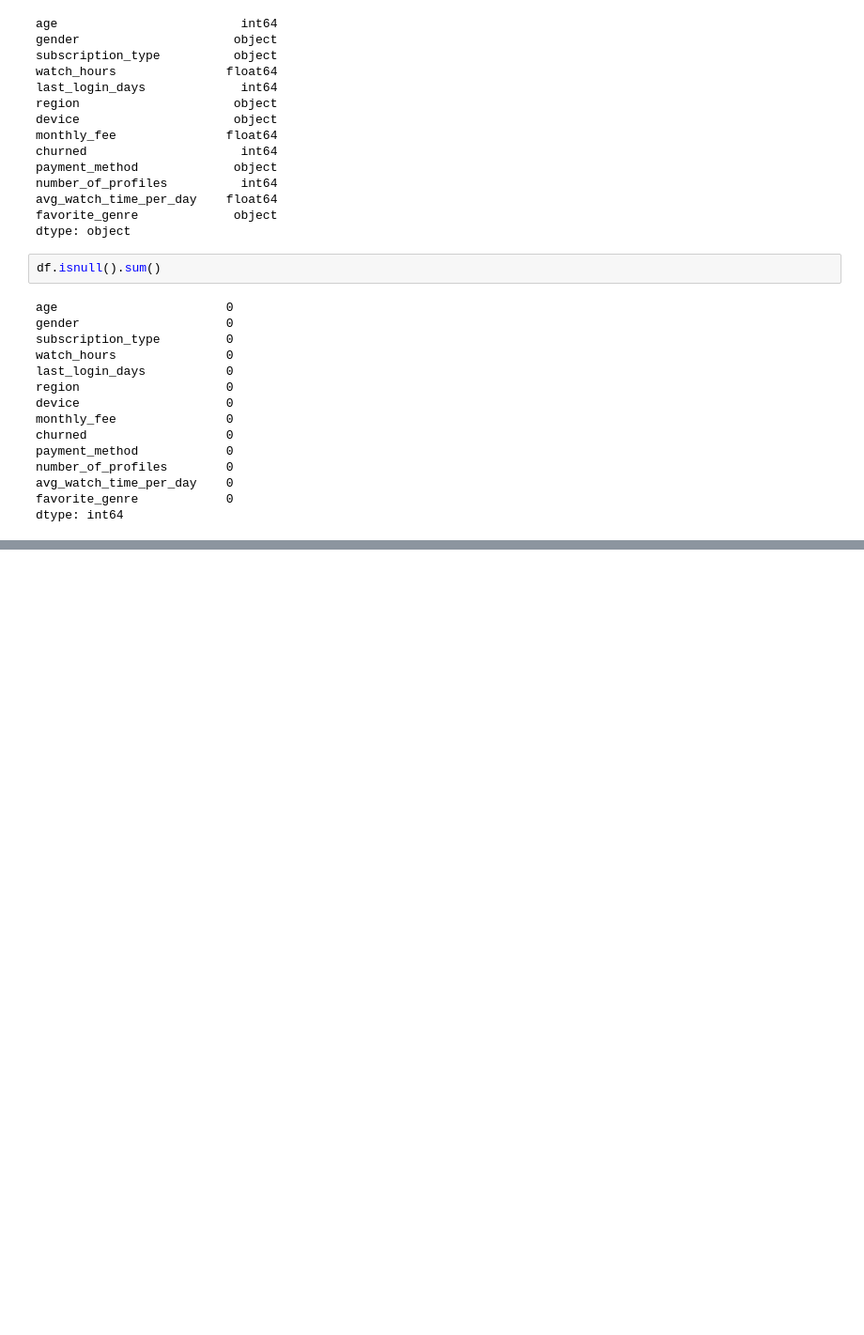
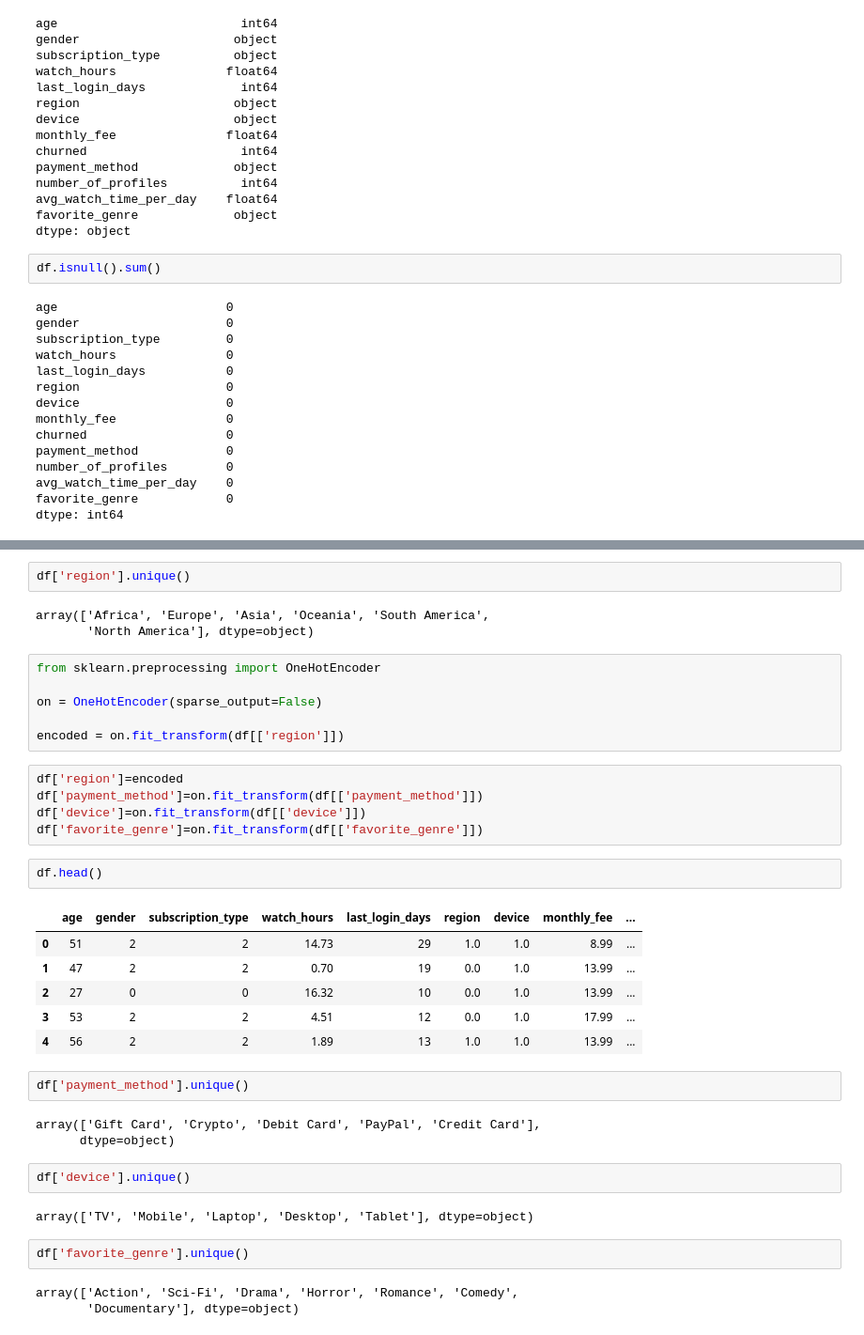
Before and after one commit to Vivekadile/Deep-learning-journey, a Jupyter notebook: notebooks/ANN/Netflix_customer_churn.ipynb, the cells around one changed output, grey strips where cells are left out. Shown at 94% size. Drawn from its saved outputs; the diff is of its cells as text; blank space fills up the shorter version.

```diff
--- a/notebooks/ANN/Netflix_customer_churn.ipynb
+++ b/notebooks/ANN/Netflix_customer_churn.ipynb
@@ -69,0 +168,39 @@ df
+# %%
+df['region'].unique()
+# %% [output]
+array(['Africa', 'Europe', 'Asia', 'Oceania', 'South America',
+       'North America'], dtype=object)
+# %%
+from sklearn.preprocessing import OneHotEncoder
+
+on = OneHotEncoder(sparse_output=False)
+
+encoded = on.fit_transform(df[['region']])
+# %%
+df['region']=encoded
+df['payment_method']=on.fit_transform(df[['payment_method']])
+df['device']=on.fit_transform(df[['device']])
+df['favorite_genre']=on.fit_transform(df[['favorite_genre']])
+# %%
+df.head()
+# %% [output]
+|  | age | gender | subscription_type | watch_hours | last_login_days | region | device | monthly_fee | ... |
+| 0 | 51 | 2 | 2 | 14.73 | 29 | 1.0 | 1.0 | 8.99 | ... |
+| 1 | 47 | 2 | 2 | 0.70 | 19 | 0.0 | 1.0 | 13.99 | ... |
+| 2 | 27 | 0 | 0 | 16.32 | 10 | 0.0 | 1.0 | 13.99 | ... |
+| 3 | 53 | 2 | 2 | 4.51 | 12 | 0.0 | 1.0 | 17.99 | ... |
+| 4 | 56 | 2 | 2 | 1.89 | 13 | 1.0 | 1.0 | 13.99 | ... |
+# %%
+df['payment_method'].unique()
+# %% [output]
+array(['Gift Card', 'Crypto', 'Debit Card', 'PayPal', 'Credit Card'],
+      dtype=object)
+# %%
+df['device'].unique()
+# %% [output]
+array(['TV', 'Mobile', 'Laptop', 'Desktop', 'Tablet'], dtype=object)
+# %%
+df['favorite_genre'].unique()
+# %% [output]
+array(['Action', 'Sci-Fi', 'Drama', 'Horror', 'Romance', 'Comedy',
+       'Documentary'], dtype=object)
```
Also changed, not shown: parts of 15 cells of this notebook.
